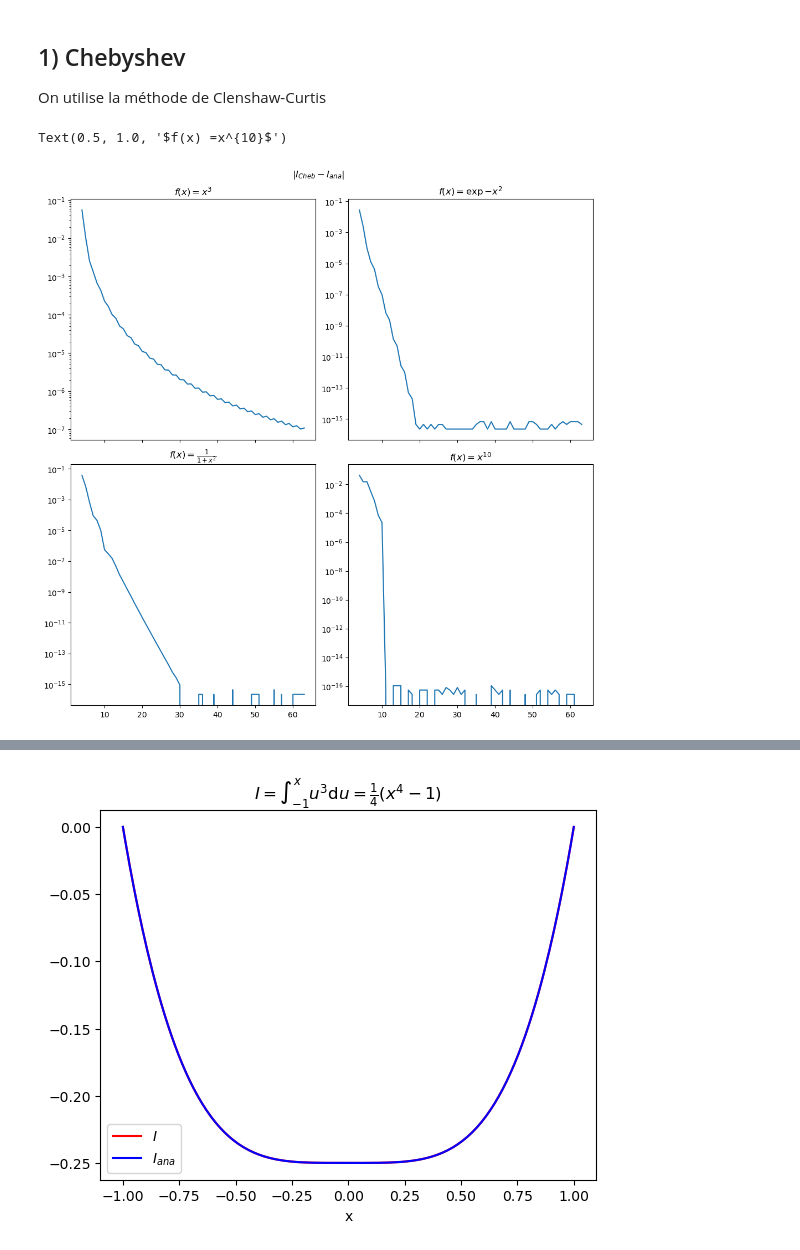
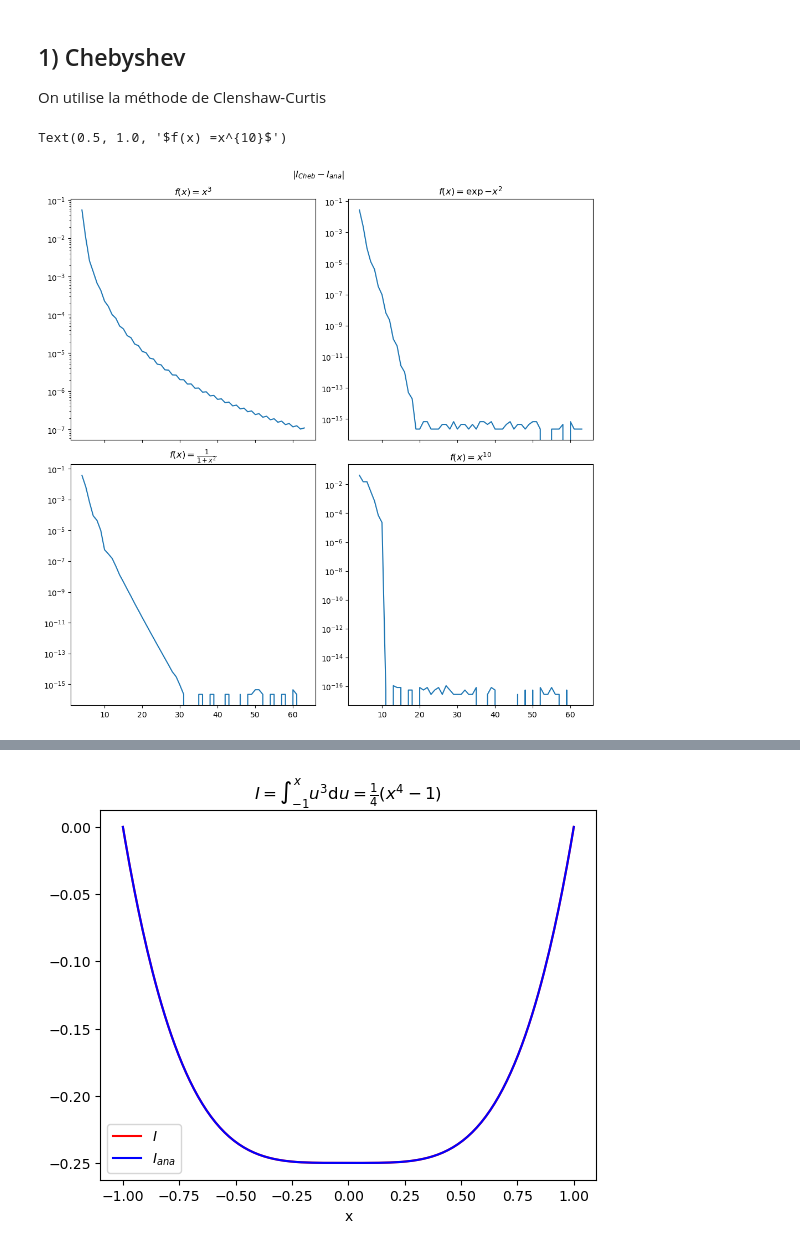
Before and after one commit to personne30003/pyTQG, a Jupyter notebook: Proto_notebooks/Operators_tests.ipynb, the cells around one changed output, grey strips where cells are left out. Cells and saved outputs as stored; diff of their text form; code cells hidden in the pictures.

```diff
--- a/Proto_notebooks/Operators_tests.ipynb
+++ b/Proto_notebooks/Operators_tests.ipynb
@@ -1289,46 +1070,59 @@ import numba
 #M"thode de Clenshaw-Curtis
 
 @numba.njit
-def Clenshaw_Curtis_weight(N):
-    #print("Appel Clenshaw_Curtis_weights")
+def Clenshaw_Curtis_weight(N, a=-1.0, b=-1.0):
+    """Calcule les poids de CLenshaw-Curtis, pour une fonction définie sur N points, sur un intervalle (a, b),
+       et interpolée par un polynome de degré N-1
+       Adapté du programme MATLAB clencurt.m (Trefethen, chapitre 12).
+    """
     N -=1#définit le degré des polynomes
+
     theta = np.pi*np.arange(0, N+1)/N
-    #print(f"theta = {theta}")
+    w = np.zeros(N+1)
+    ii = np.arange(1, N)
 
-    w = np.zeros(N+1)
-    #print(f"w = {w}")
-    ii = np.arange(1, N)
-    #print(f"ii = {ii}")
     v = np.ones(N-1)
-    #print(f"v = {v}")
-    #print(f"theta[ii] {theta[ii]}")
+
     if ( N % 2 ) == 0 :
-        #print(f"N+1 pair")
+
         w[0] = 1.0/ ( N**2 - 1.0 )
         w[-1] = w[0]
-        #print(f"w = {w}")
+
         for k in np.arange(1, N/2):
             v = v-2.0*np.cos(2.0*k*theta[ii])/( 4.0* ( k**2 ) -1 )
-        #print(f"Après boucle : v={v}")
+
         v = v - np.cos(N*theta[ii])/(N**2-1.0)
-        #print(f"v = {v}")
+
     else:
-        #print(f"N+1 impair")
+
         w[0] = 1.0/N**2
         w[-1] = w[0]
         for k in np.arange(1, (N-1)/2+1):
             v = v - 2.0*np.cos(2.0*k*theta[ii])/( 4.0 * ( k**2 ) - 1.0 )
-    #print(f"v = {v}")
+
     w[ii] = 2.0*v/N
+
+    if (a !=-1.0) or (b !=1.0) :
+        w = ((b -a )/2.0)*w
     return w
 
-#@numba.njit
-def Cheb_quad(y, a=-1.0, b = 1.0) :
-    "S'applique UNIQUEMENT A UN TABLEAU 1D"
-    weights = ((b -a )/2.0)*Clenshaw_Curtis_weight(y.size)
-    #weights = clencurt(y.size-1)
-    #return np.sum(weights * y, axis = axis)
-    return np.dot(weights, y)
+def Cheb_quad(y, a=-1.0, b = 1.0, weights = None, axis = None) :
+    """Intégre une fonction 1D calculée sur points de Gauss-Lobatto, sur intervalle [a, b], sur l'axe ('x', 'y', None).
+    Pour un simple tableau 1D, laisser axis = None"""
+    if weights is None :
+        weights = Clenshaw_Curtis_weight(y.size, a = a, b = b)
+    if axis == 'x':
+        axis = 1
+    elif axis == 'y':
+        axis = 0
+        if weights.shape != (y.shape[1], 1):
+            weights = weights[..., None]#on transforme k en vecteur colonne
+    elif axis is None:
+        pass
+    else:
+        raise ValueError(f"axis must be in ('x', 'y', None), current value : axis = {axis}")
+
+    return np.sum(weights*y, axis = axis)
 a = -1.0
 b = 1.0
 #n = np.arange(4, 513, 5)
@@ -1360,31 +1154,31 @@ err_pol10 = np.zeros(n.size)
 for i in range(0, n.size):
     x_i = collocation_points(n[i])
     err_pol[i] = np.abs(Cheb_quad(f_pol(x_i) ) - I_pol_exact)
     err_gauss[i] = np.abs(Cheb_quad(f_gauss(x_i) ) - I_gauss_exact)
     err_sm[i] = np.abs(Cheb_quad(f_sm(x_i) ) - I_sm_exact)
     err_pol10[i] = np.abs(Cheb_quad(f_pol10(x_i) ) - I_pol10_exact)
 
 
 fig = plt.figure( figsize  = (10, 10), constrained_layout = True)
 axs = fig.subplots(2, 2, squeeze = False, sharex = True, sharey = False)
 fig.suptitle(r'$|I_{Cheb} - I_{ana}|$')
 axs[0, 0].plot(n, err_pol)
 axs[0, 0].set_yscale('log')
 axs[0, 0].set_title(r'$f(x) = x^3$')
 
 axs[0, 1].plot(n, err_gauss)
 axs[0, 1].set_yscale('log')
 axs[0, 1].set_title(r'$f(x) = \exp{-x^2}$')
 
 axs[1, 0].plot(n, err_sm)
 axs[1, 0].set_yscale('log')
 axs[1, 0].set_title(r'$f(x) = \frac{1}{1+x^2}$')
 
 axs[1, 1].plot(n, err_pol10)
 axs[1, 1].set_yscale('log')
 axs[1, 1].set_title(r'$f(x) =x^{10}$')
 # Adding main title
 # Adjusting the layout for better view
 # %% [output]
 Text(0.5, 1.0, '$f(x) =x^{10}$')
-[figure, old version]
+[figure, new version]
```
Also changed, not shown: parts of 20 cells of this notebook, 7 other files.
